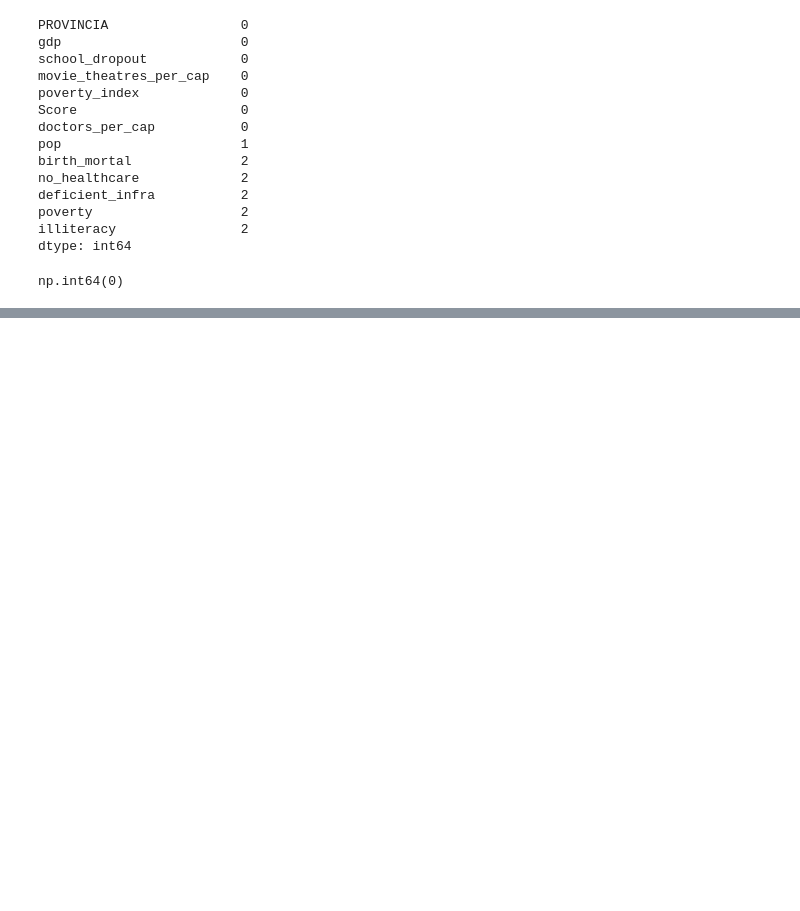
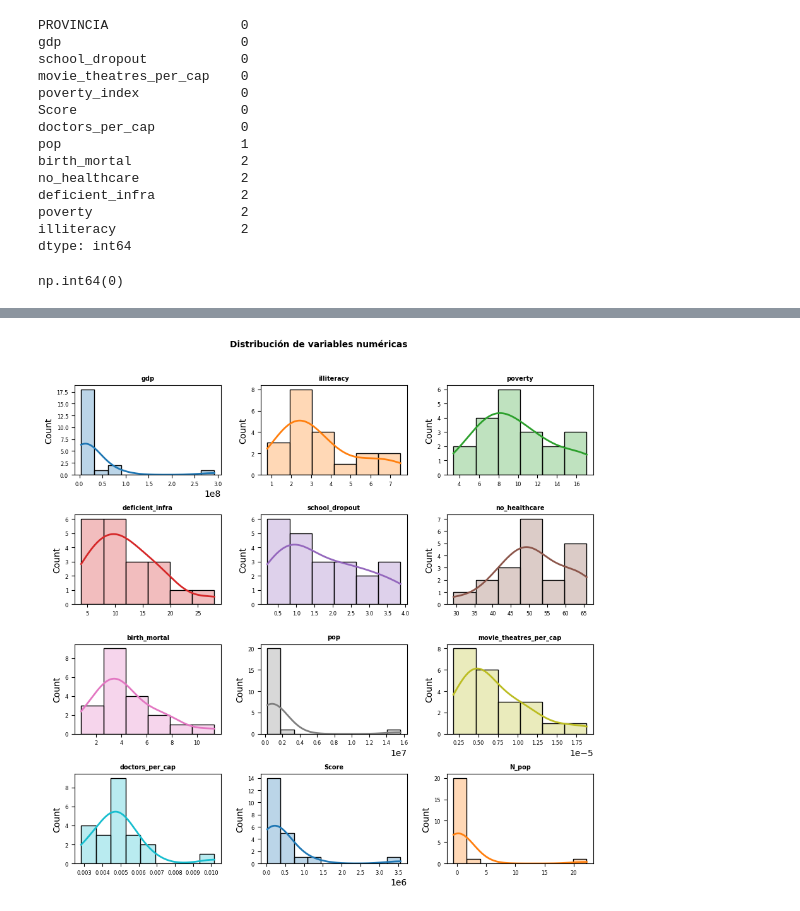
Before and after one commit to dirre44/Lab_de_recopilacion_Parcial_1, a Jupyter notebook: parcial1.ipynb, the cells around one changed output, grey strips where cells are left out. Drawn from its saved outputs; the diff is of its cells as text; code cells hidden in the pictures; blank space fills up the shorter version.

```diff
--- a/parcial1.ipynb
+++ b/parcial1.ipynb
@@ -76,0 +119,5 @@ np.int64(0)
+# %%
+# La Variable POP tiene todo menos una distibucion nomal, por lo tanto le imputaremos la mediana
+df_mod= df_og.copy()
+df_mod["pop"].fillna(df_mod["pop"].median(), inplace=True)
+df_mod
@@ -76,0 +193,7 @@ np.int64(0)
+# %%
+df_mod["nivel_pop"]=""
+df_mod.loc[df_mod["pop"]<=Q1,"nivel_pop"]="C" # si es menor o igual al primer cuartil es tipo "C"
+df_mod.loc[(df_mod["pop"]>Q1) & (df_mod["pop"]<=Q3),"nivel_pop"]="B" # si es mayor al primer cuartil y menor o igual al tercer cuartil es tipo "B"
+df_mod.loc[df_mod["pop"]>Q3,"nivel_pop"]="A" # si es mayor al tercer cuartil es tipo "A"
+df_mod["nivel_pop"].value_counts()
+df_mod
@@ -76,0 +218,5 @@ np.int64(0)
+# %%
+scaler = RobustScaler()
+df_mod["N_pop"] = scaler.fit_transform(df_mod[["pop"]])
+
+df_mod[["pop", "N_pop"]]
@@ -76,0 +241,26 @@ np.int64(0)
+# %%
+fig, axes = plt.subplots(nrows=4, ncols=3, figsize=(9, 9))
+axes = axes.flat
+columnas_numeric = df_mod.select_dtypes(include=['float64', 'int']).columns
+
+for i, colum in enumerate(columnas_numeric):
+    sns.histplot(
+        data     = df_mod,
+        x        = colum,
+        stat     = "count",
+        kde      = True,
+        color    = (list(plt.rcParams['axes.prop_cycle'])*2)[i]["color"],
+        line_kws = {'linewidth': 2},
+        alpha    = 0.3,
+        ax       = axes[i]
+    )
+    axes[i].set_title(colum, fontsize = 7, fontweight = "bold")
+    axes[i].tick_params(labelsize = 6)
+    axes[i].set_xlabel("")
+
+
+fig.tight_layout()
+plt.subplots_adjust(top = 0.9)
+fig.suptitle('Distribución de variables numéricas', fontsize = 10, fontweight = "bold");
+# %% [output]
+[figure, added]
```
Also changed, not shown: parts of 14 cells of this notebook.
